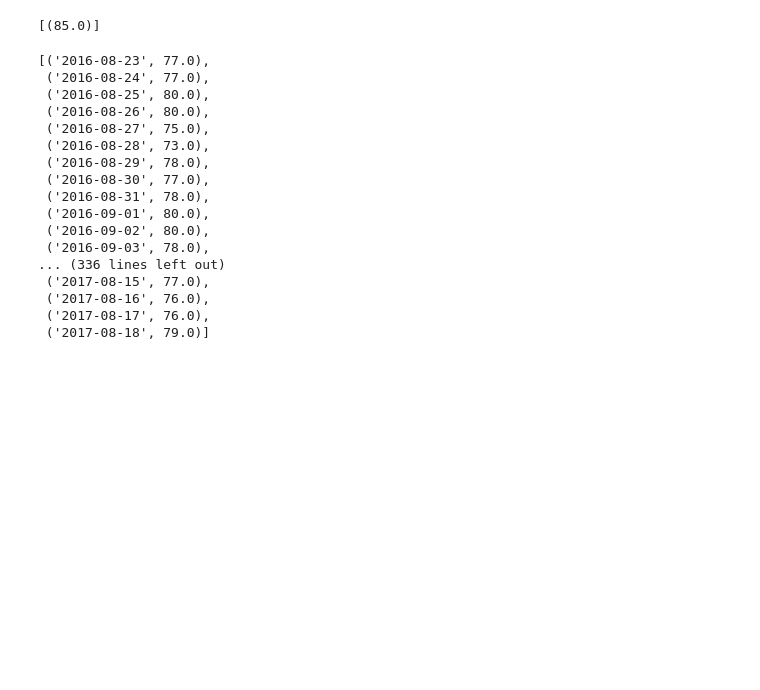
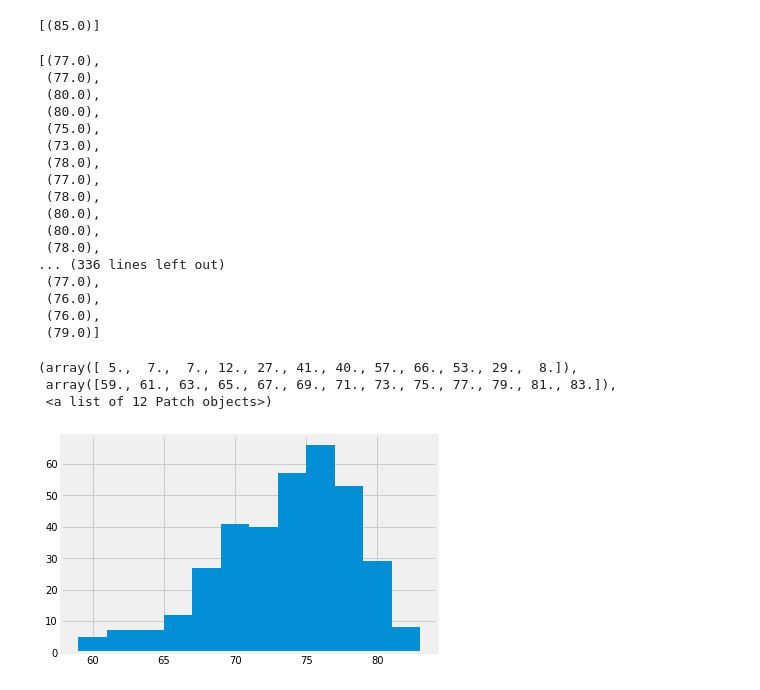
Before and after one commit to alejoes/SQL-Alchemy, a Jupyter notebook: hawaii.ipynb, the cells around one changed output. Cells and saved outputs as stored; diff of their text form; code cells hidden in the pictures; blank space fills up the shorter version.

```diff
--- a/hawaii.ipynb
+++ b/hawaii.ipynb
@@ -180,24 +180,33 @@ high_temp
 # %%
 # Choose the station with the highest number of temperature observations.
 # Query the last 12 months of temperature observation data for this station and plot the results as a histogram
-temperatures=session.query(Measurement.date,Measurement.tobs).\
+temperatures=session.query(Measurement.tobs).\
         filter(Measurement.station=="USC00519281",Measurement.date>="2016-08-23").all()
-temperatures
 # %% [output]
-[('2016-08-23', 77.0),
- ('2016-08-24', 77.0),
- ('2016-08-25', 80.0),
- ('2016-08-26', 80.0),
- ('2016-08-27', 75.0),
- ('2016-08-28', 73.0),
- ('2016-08-29', 78.0),
- ('2016-08-30', 77.0),
- ('2016-08-31', 78.0),
- ('2016-09-01', 80.0),
- ('2016-09-02', 80.0),
- ('2016-09-03', 78.0),
+[(77.0),
+ (77.0),
+ (80.0),
+ (80.0),
+ (75.0),
+ (73.0),
+ (78.0),
+ (77.0),
+ (78.0),
+ (80.0),
+ (80.0),
+ (78.0),
 ... (336 lines left out)
- ('2017-08-15', 77.0),
- ('2017-08-16', 76.0),
- ('2017-08-17', 76.0),
- ('2017-08-18', 79.0)]
+ (77.0),
+ (76.0),
+ (76.0),
+ (79.0)]
+# %%
+#Turn a list of tuples into a list
+out = [item for t in temperatures for item in t]
+out
+plt.hist(out, bins=12)
+# %% [output]
+(array([ 5.,  7.,  7., 12., 27., 41., 40., 57., 66., 53., 29.,  8.]),
+ array([59., 61., 63., 65., 67., 69., 71., 73., 75., 77., 79., 81., 83.]),
+ <a list of 12 Patch objects>)
+[figure, added]
```
Also changed, not shown: parts of 1 cell of this notebook.
